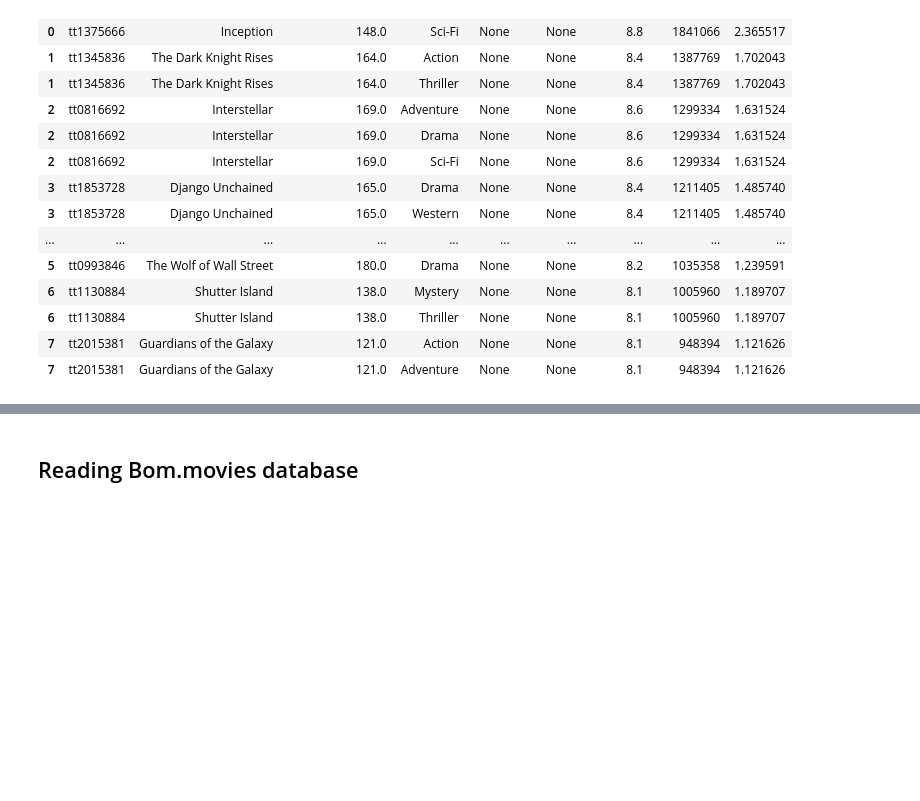
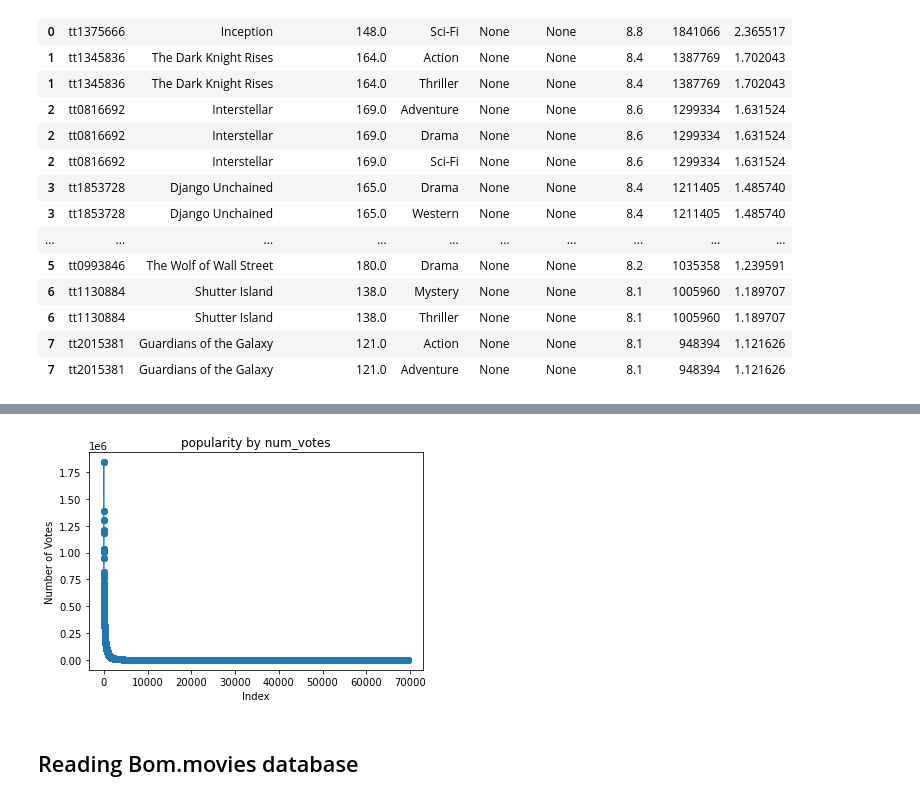
Before and after one commit to pyamin1878/Movie-Project, a Jupyter notebook: Notebooks/student_working_notebook-juvenson.ipynb, the cells around one changed output, grey strips where cells are left out. Cells and saved outputs as stored; diff of their text form; code cells hidden in the pictures; blank space fills up the shorter version.

```diff
--- a/Notebooks/student_working_notebook-juvenson.ipynb
+++ b/Notebooks/student_working_notebook-juvenson.ipynb
@@ -374,14 +397,16 @@ df_m.head(20)
 # %%
 import matplotlib.pyplot as plt
 
 
 # Plot the 'num_votes' column
-plt.plot(df_5b['num_votes'], marker='o', linestyle='-')
+plt.plot(df_m['num_votes'], marker='o', linestyle='-')
 
 # Add labels and title
 plt.xlabel('Index')
 plt.ylabel('Number of Votes')
 plt.title('popularity by num_votes')
 
 # Show the plot
 plt.show()
+# %% [output]
+[figure, added]
```
Also changed, not shown: parts of 43 cells of this notebook.
